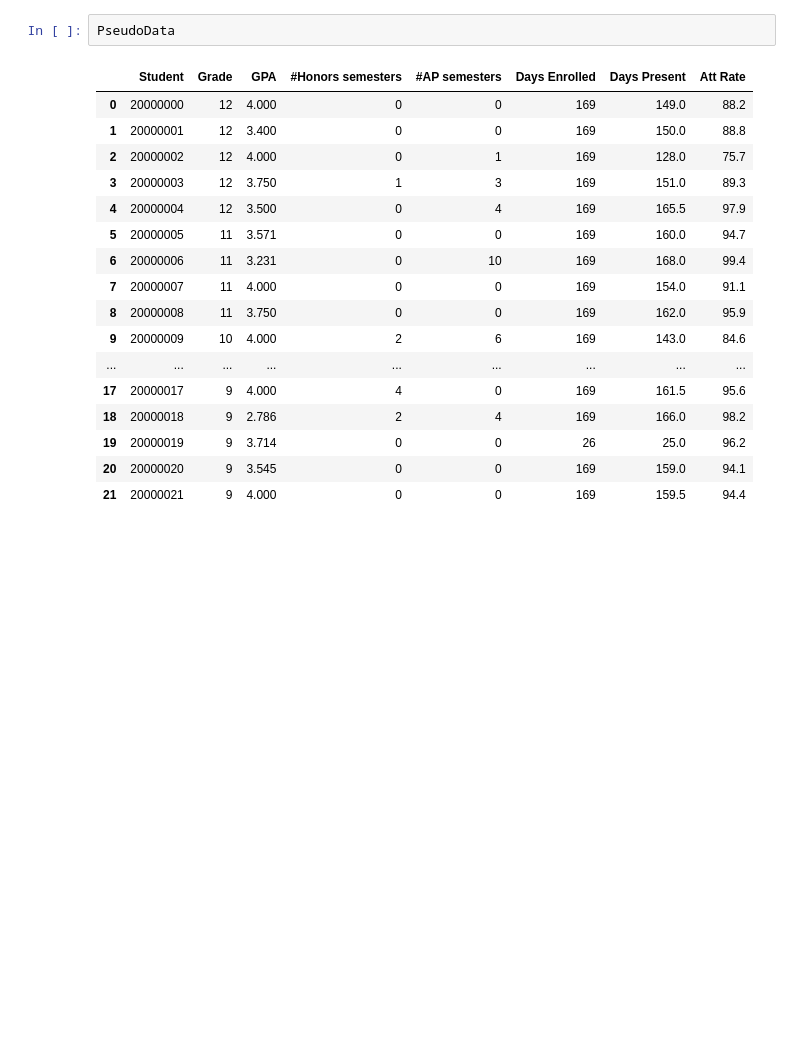
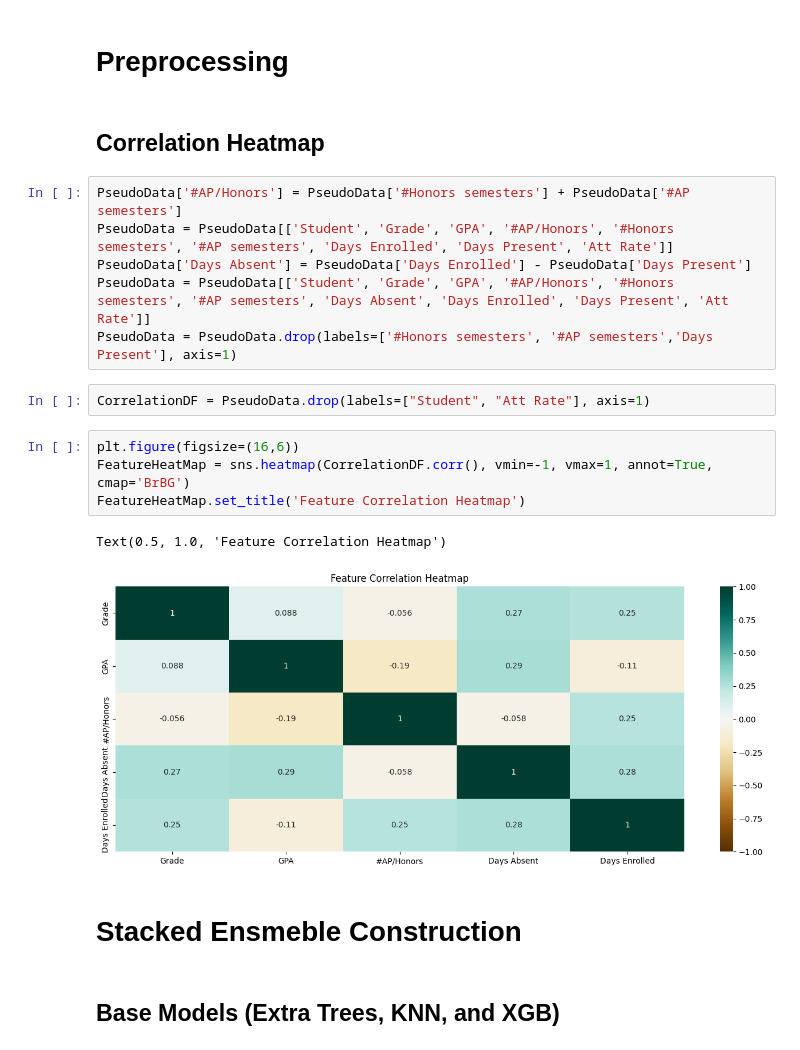
Before and after one commit to Ishaan-Buddharaju/Stacked-Ensemble-Attendance, a Jupyter notebook: ModelNotebook.ipynb, the cells around one changed output. Saved outputs shown, nothing was run; the diff lists cells and outputs as text; blank space fills up the shorter version.

```diff
--- a/ModelNotebook.ipynb
+++ b/ModelNotebook.ipynb
@@ -7,20 +9,23 @@ ModuleNotFoundError: No module named 'sklearn'
-# %%
-PseudoData
-# %% [output]
-|  | Student | Grade | GPA | #Honors semesters | #AP semesters | Days Enrolled | Days Present | Att Rate |
-| 0 | 20000000 | 12 | 4.000 | 0 | 0 | 169 | 149.0 | 88.2 |
-| 1 | 20000001 | 12 | 3.400 | 0 | 0 | 169 | 150.0 | 88.8 |
-| 2 | 20000002 | 12 | 4.000 | 0 | 1 | 169 | 128.0 | 75.7 |
-| 3 | 20000003 | 12 | 3.750 | 1 | 3 | 169 | 151.0 | 89.3 |
-| 4 | 20000004 | 12 | 3.500 | 0 | 4 | 169 | 165.5 | 97.9 |
-| 5 | 20000005 | 11 | 3.571 | 0 | 0 | 169 | 160.0 | 94.7 |
-| 6 | 20000006 | 11 | 3.231 | 0 | 10 | 169 | 168.0 | 99.4 |
-| 7 | 20000007 | 11 | 4.000 | 0 | 0 | 169 | 154.0 | 91.1 |
-| 8 | 20000008 | 11 | 3.750 | 0 | 0 | 169 | 162.0 | 95.9 |
-| 9 | 20000009 | 10 | 4.000 | 2 | 6 | 169 | 143.0 | 84.6 |
-| ... | ... | ... | ... | ... | ... | ... | ... | ... |
-| 17 | 20000017 | 9 | 4.000 | 4 | 0 | 169 | 161.5 | 95.6 |
-| 18 | 20000018 | 9 | 2.786 | 2 | 4 | 169 | 166.0 | 98.2 |
-| 19 | 20000019 | 9 | 3.714 | 0 | 0 | 26 | 25.0 | 96.2 |
-| 20 | 20000020 | 9 | 3.545 | 0 | 0 | 169 | 159.0 | 94.1 |
-| 21 | 20000021 | 9 | 4.000 | 0 | 0 | 169 | 159.5 | 94.4 |
+# %% [markdown]
+# Preprocessing
+# %% [markdown]
+## Correlation Heatmap
+# %%
+PseudoData['#AP/Honors'] = PseudoData['#Honors semesters'] + PseudoData['#AP semesters']
+PseudoData = PseudoData[['Student', 'Grade', 'GPA', '#AP/Honors', '#Honors semesters', '#AP semesters', 'Days Enrolled', 'Days Present', 'Att Rate']]
+PseudoData['Days Absent'] = PseudoData['Days Enrolled'] - PseudoData['Days Present']
+PseudoData = PseudoData[['Student', 'Grade', 'GPA', '#AP/Honors', '#Honors semesters', '#AP semesters', 'Days Absent', 'Days Enrolled', 'Days Present', 'Att Rate']]
+PseudoData = PseudoData.drop(labels=['#Honors semesters', '#AP semesters','Days Present'], axis=1)
+# %%
+CorrelationDF = PseudoData.drop(labels=["Student", "Att Rate"], axis=1)
+# %%
+plt.figure(figsize=(16,6))
+FeatureHeatMap = sns.heatmap(CorrelationDF.corr(), vmin=-1, vmax=1, annot=True, cmap='BrBG')
+FeatureHeatMap.set_title('Feature Correlation Heatmap')
+# %% [output]
+Text(0.5, 1.0, 'Feature Correlation Heatmap')
+[figure, added]
+# %% [markdown]
+# Stacked Ensmeble Construction
+# %% [markdown]
+## Base Models (Extra Trees, KNN, and XGB)
```
Also changed, not shown: parts of 28 cells of this notebook.
